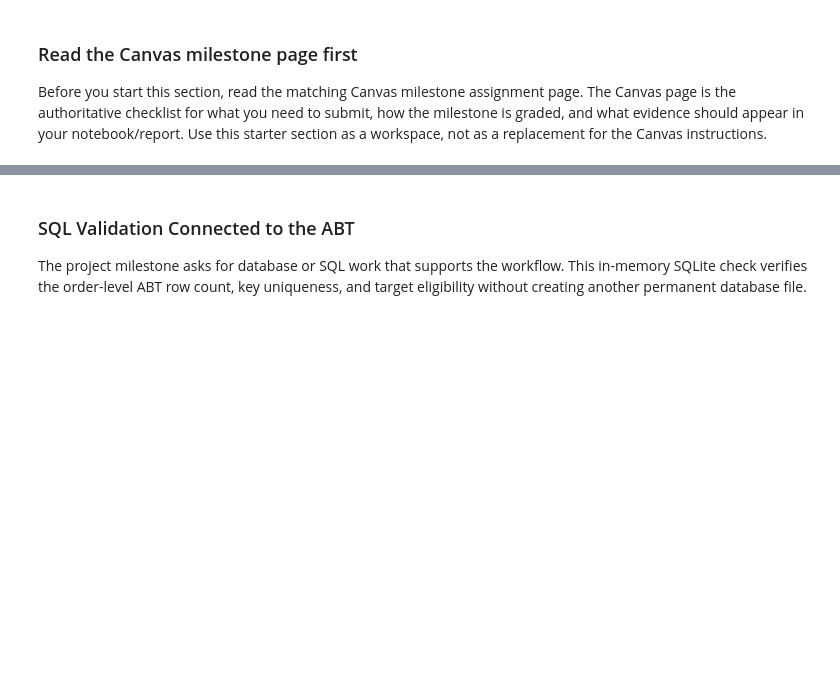
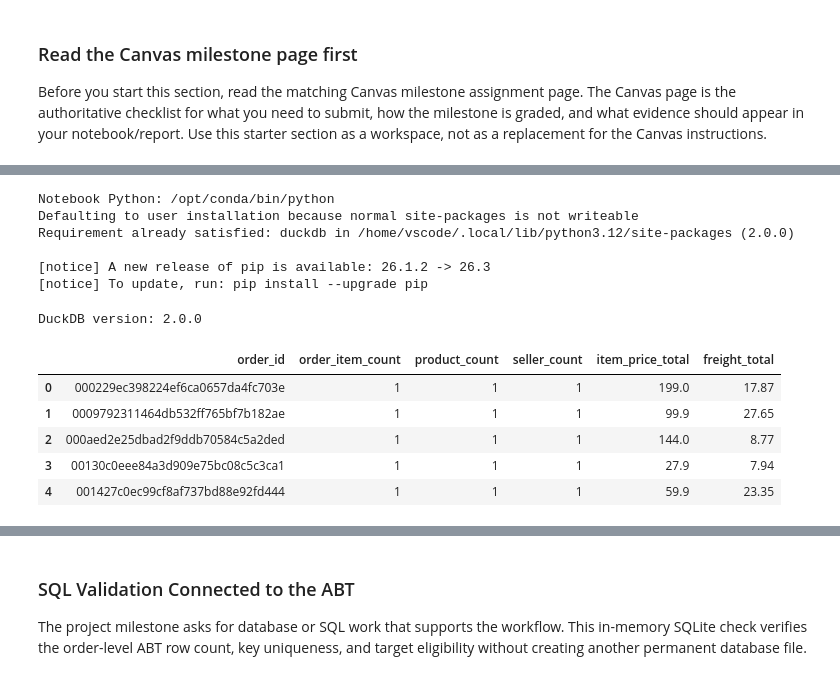
Before and after one commit to emri07/BAN6003_Opt2_O-list_Project_Emri_Rodriguez, a Jupyter notebook: notebooks/olist_project_starter.ipynb, the cells around one changed output, grey strips where cells are left out. Drawn from its saved outputs; the diff is of its cells as text; code cells hidden in the pictures; blank space fills up the shorter version.

```diff
--- a/notebooks/olist_project_starter.ipynb
+++ b/notebooks/olist_project_starter.ipynb
@@ -384,0 +586,30 @@ Use this cell to document the ABT design required by the Canvas Milestone 2 page
+# %%
+# Path B: DuckDB setup cont
+
+import sys
+
+print("Notebook Python:", sys.executable)
+
+!{sys.executable} -m pip install duckdb
+# %% [output]
+Notebook Python: /opt/conda/bin/python
+Defaulting to user installation because normal site-packages is not writeable
+Requirement already satisfied: duckdb in /home/vscode/.local/lib/python3.12/site-packages (2.0.0)
+
+[notice] A new release of pip is available: 26.1.2 -> 26.3
+[notice] To update, run: pip install --upgrade pip
+# %%
+# Path B: DuckDB setup cont
+
+import duckdb
+import pandas as pd
+
+def run_duckdb(query):
+    if not query or not query.strip():
+        print("This practice cell is waiting for your SQL.")
+        return pd.DataFrame()
+    return duckdb.sql(query).df()
+
+print("DuckDB version:", duckdb.__version__)
+# %% [output]
+DuckDB version: 2.0.0
@@ -385,3 +629,28 @@ Use this cell to document the ABT design required by the Canvas Milestone 2 page
+# %%
+# SQL query
+
+item_sql_query = """
+SELECT
+    order_id,
+    COUNT(order_item_id) AS order_item_count,
+    COUNT(DISTINCT product_id) AS product_count,
+    COUNT(DISTINCT seller_id) AS seller_count,
+    SUM(price) AS item_price_total,
+    SUM(freight_value) AS freight_total
+FROM order_items
+GROUP BY order_id
+"""
+
+sql_item_summary = run_duckdb(item_sql_query)
+
+display(sql_item_summary.head())
+# %% [output]
+|  | order_id | order_item_count | product_count | seller_count | item_price_total | freight_total |
+| 0 | 000229ec398224ef6ca0657da4fc703e | 1 | 1 | 1 | 199.0 | 17.87 |
+| 1 | 0009792311464db532ff765bf7b182ae | 1 | 1 | 1 | 99.9 | 27.65 |
+| 2 | 000aed2e25dbad2f9ddb70584c5a2ded | 1 | 1 | 1 | 144.0 | 8.77 |
+| 3 | 00130c0eee84a3d909e75bc08c5c3ca1 | 1 | 1 | 1 | 27.9 | 7.94 |
+| 4 | 001427c0ec99cf8af737bd88e92fd444 | 1 | 1 | 1 | 59.9 | 23.35 |
 # %%
 products_enriched = products.merge(
     translations,
```
Also changed, not shown: parts of 16 cells of this notebook.
